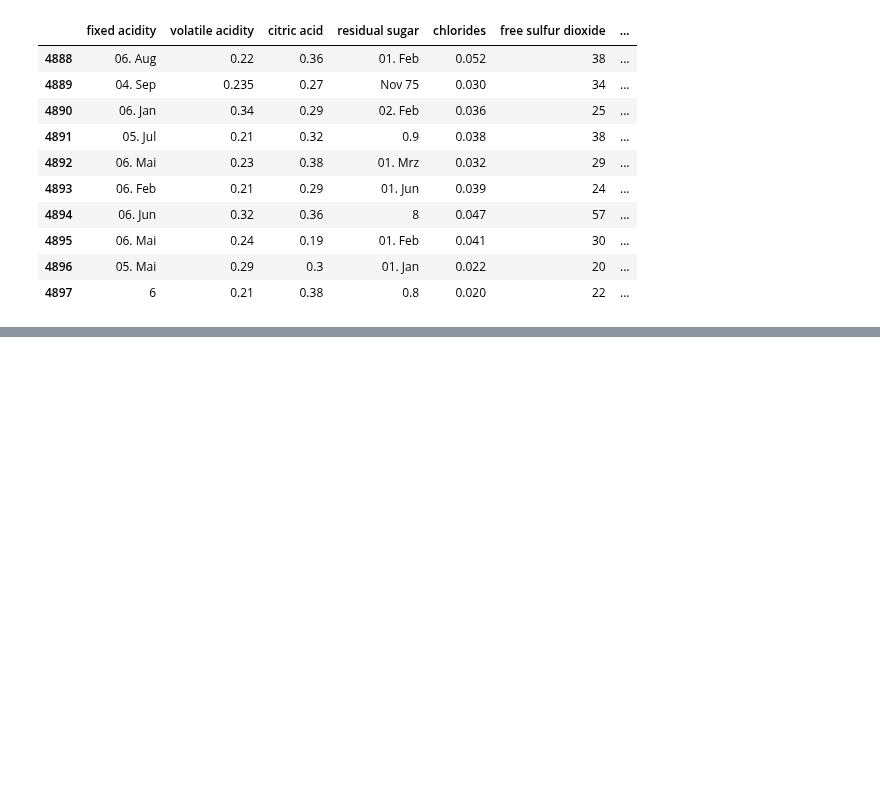
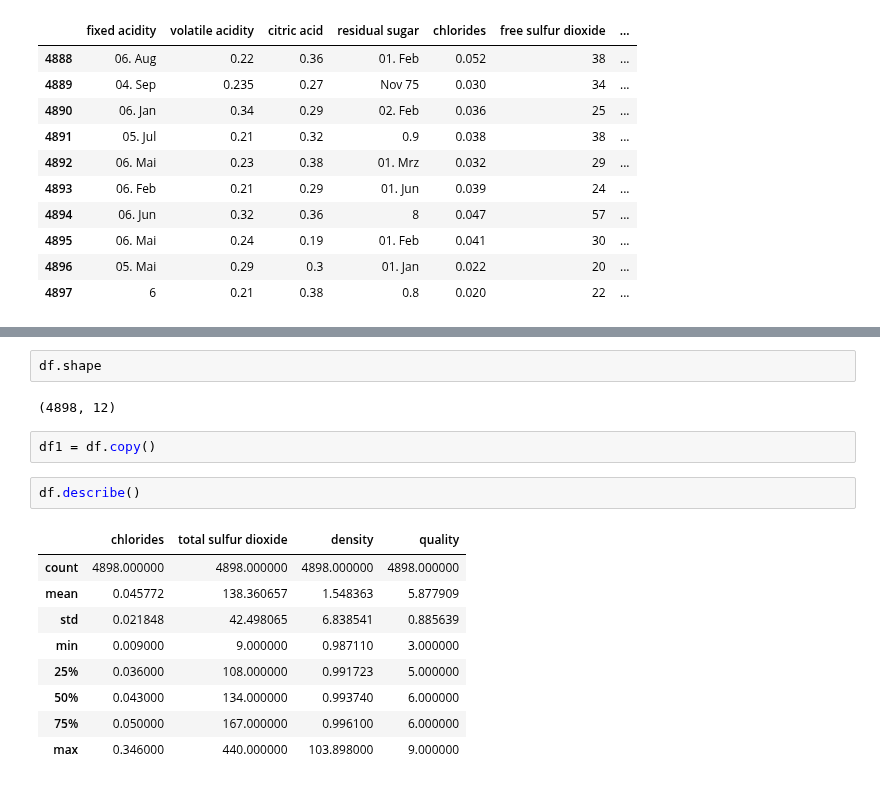
Before and after one commit to satomi26/Project-2, a Jupyter notebook: white_wine.ipynb, the cells around one changed output, grey strips where cells are left out. Drawn from its saved outputs; the diff is of its cells as text; blank space fills up the shorter version.

```diff
--- a/white_wine.ipynb
+++ b/white_wine.ipynb
@@ -50,0 +73,18 @@ df.tail(10)
+# %%
+df.shape
+# %% [output]
+(4898, 12)
+# %%
+df1 = df.copy()
+# %%
+df.describe()
+# %% [output]
+|  | chlorides | total sulfur dioxide | density | quality |
+| count | 4898.000000 | 4898.000000 | 4898.000000 | 4898.000000 |
+| mean | 0.045772 | 138.360657 | 1.548363 | 5.877909 |
+| std | 0.021848 | 42.498065 | 6.838541 | 0.885639 |
+| min | 0.009000 | 9.000000 | 0.987110 | 3.000000 |
+| 25% | 0.036000 | 108.000000 | 0.991723 | 5.000000 |
+| 50% | 0.043000 | 134.000000 | 0.993740 | 6.000000 |
+| 75% | 0.050000 | 167.000000 | 0.996100 | 6.000000 |
+| max | 0.346000 | 440.000000 | 103.898000 | 9.000000 |
```
Also changed, not shown: parts of 4 cells of this notebook, 1 other file.
